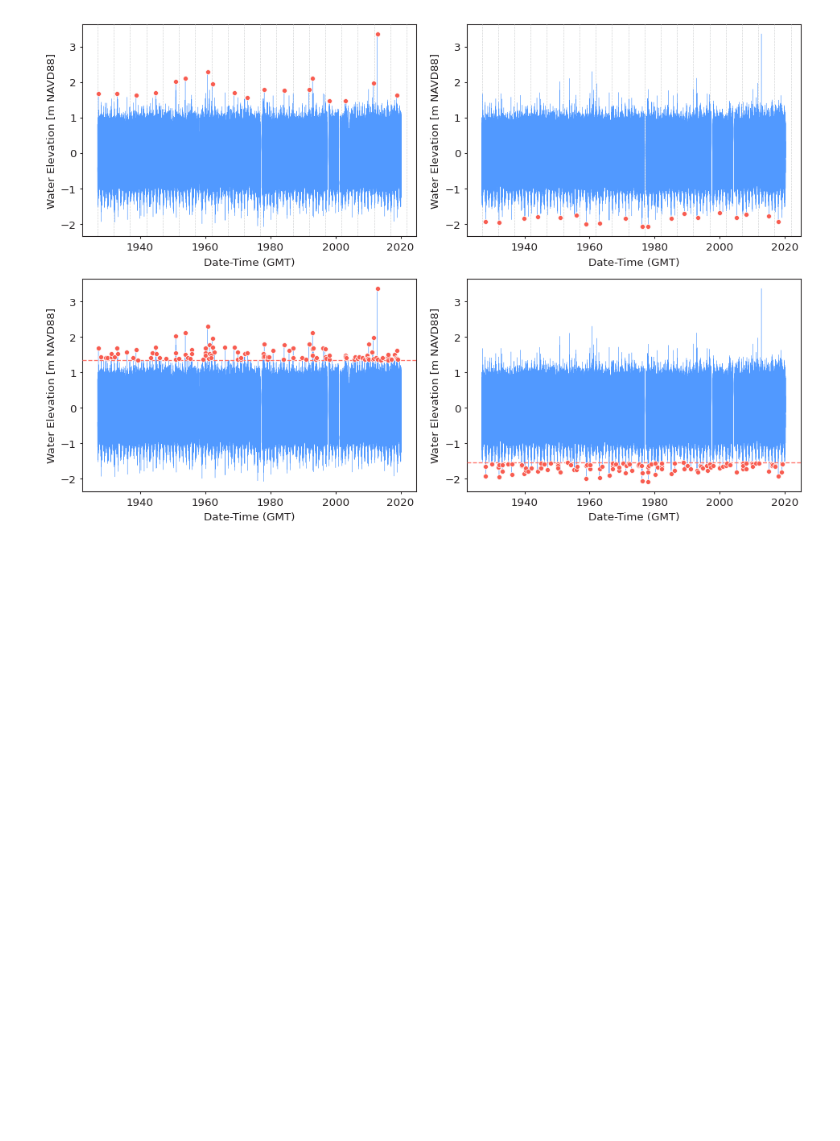
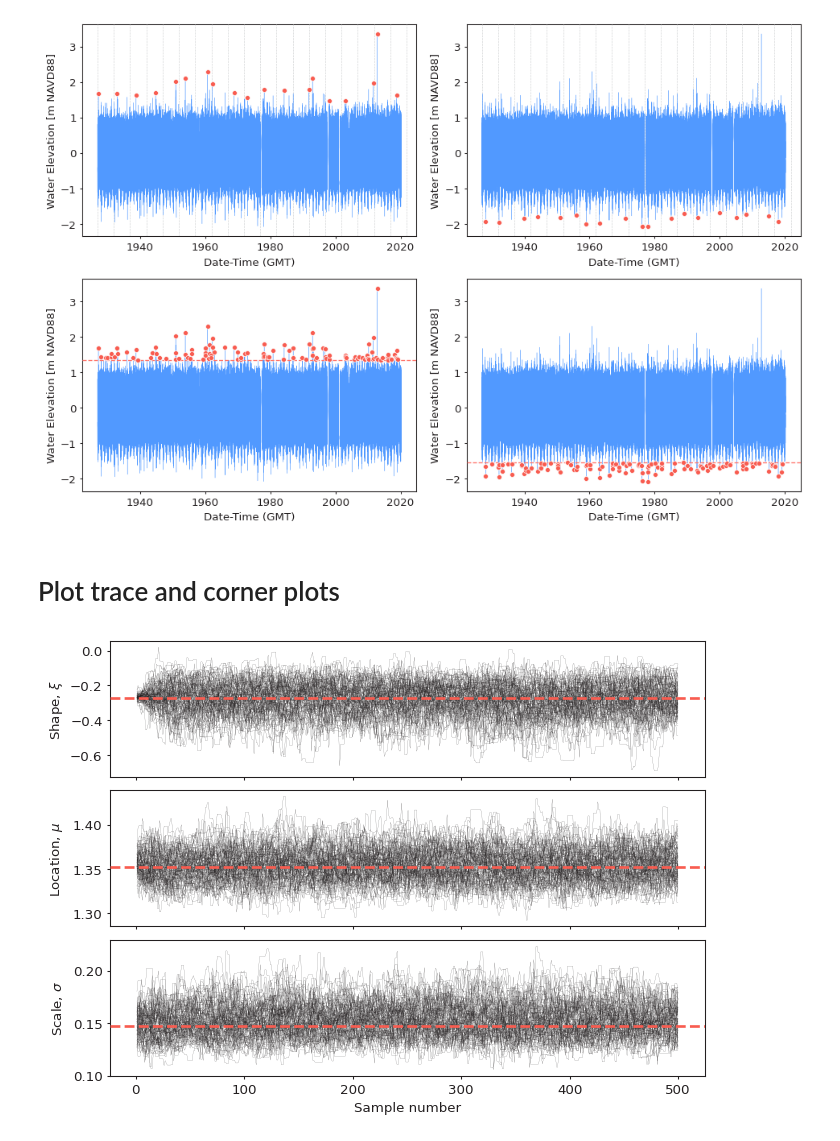
Before and after one commit to georgebv/pyextremes-notebooks, a Jupyter notebook: notebooks/documentation/readme figures.ipynb, the cells around one changed output. Cells and saved outputs as stored; diff of their text form; code cells hidden in the pictures; blank space fills up the shorter version.

Commit message:
MCMC figures

```diff
--- a/notebooks/documentation/readme figures.ipynb
+++ b/notebooks/documentation/readme figures.ipynb
@@ -79,3 +85,32 @@ with plt.rc_context(rc=pyextremes_rc):
     fig.savefig("./readme figures/extremes.png", bbox_inches="tight")
 # %% [output]
 [figure]
+# %% [markdown]
+# Plot trace and corner plots
+# %%
+extremes = get_extremes(
+    ts=data,
+    method="BM",
+    extremes_type="high",
+    block_size="1Y",
+    errors="raise"
+)
+
+model = Emcee(
+    extremes=extremes,
+    distribution="genextreme",
+    distribution_kwargs=None,
+    n_walkers=100,
+    n_samples=500,
+    progress=False
+)
+# %%
+fig, axes = plot_trace(
+    trace=model.trace,
+    trace_map=model.trace_map,
+    burn_in=0,
+    labels=[r"Shape, $\xi$", r"Location, $\mu$", r"Scale, $\sigma$"]
+)
+fig.savefig("./readme figures/trace.png", bbox_inches="tight")
+# %% [output]
+[figure, added]
```
Also changed, not shown: parts of 2 cells of this notebook, 2 other files.
